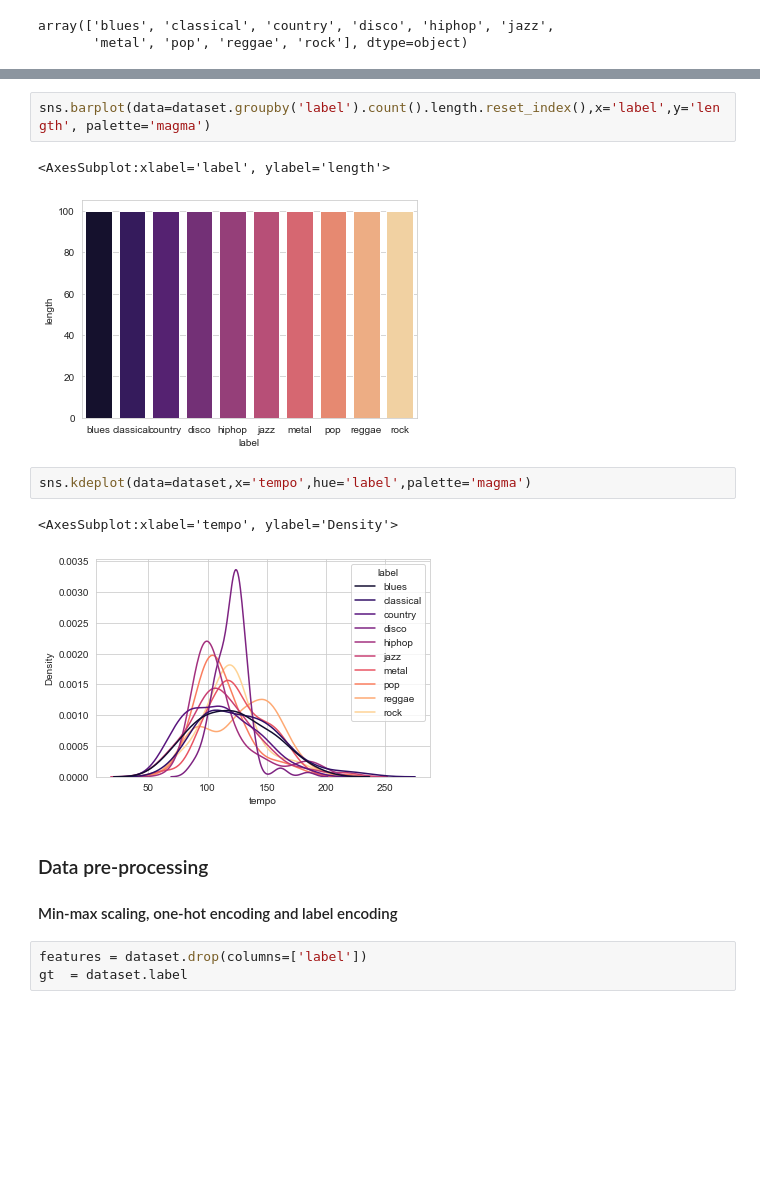
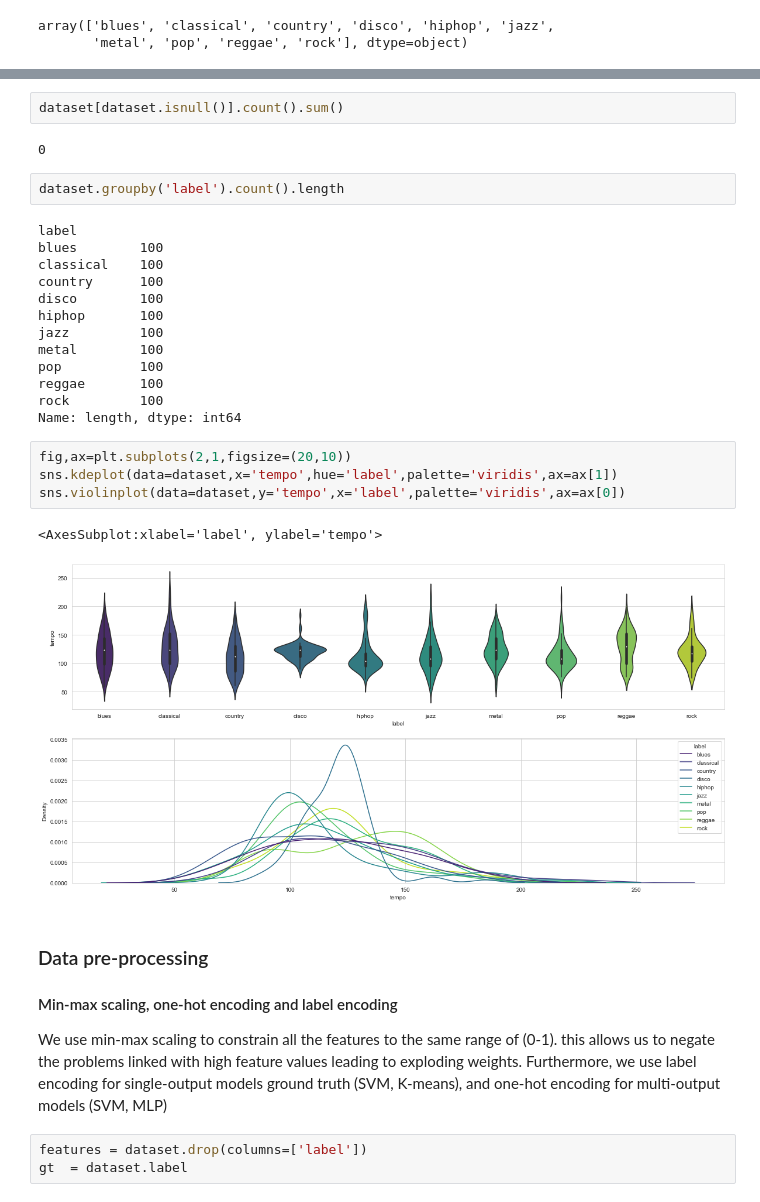
Before and after one commit to Pliploop/Groover_Tech_Test, a Jupyter notebook: GroovrTest.ipynb, the cells around one changed output, grey strips where cells are left out. Cells and saved outputs as stored; diff of their text form; blank space fills up the shorter version.

```diff
--- a/GroovrTest.ipynb
+++ b/GroovrTest.ipynb
@@ -130,17 +167,35 @@ array([661794, 669680, 661676, 665280, 661760, 663520, 661408, 661344,
+# %%
+dataset[dataset.isnull()].count().sum()
+# %% [output]
+0
 # %%
-sns.barplot(data=dataset.groupby('label').count().length.reset_index(),x='label',y='length', palette='magma')
+dataset.groupby('label').count().length
 # %% [output]
-<AxesSubplot:xlabel='label', ylabel='length'>
+label
+blues        100
+classical    100
+country      100
+disco        100
+hiphop       100
+jazz         100
+metal        100
+pop          100
+reggae       100
+rock         100
+Name: length, dtype: int64
-[figure, removed]
 # %%
-sns.kdeplot(data=dataset,x='tempo',hue='label',palette='magma')
+fig,ax=plt.subplots(2,1,figsize=(20,10))
+sns.kdeplot(data=dataset,x='tempo',hue='label',palette='viridis',ax=ax[1])
+sns.violinplot(data=dataset,y='tempo',x='label',palette='viridis',ax=ax[0])
 # %% [output]
-<AxesSubplot:xlabel='tempo', ylabel='Density'>
+<AxesSubplot:xlabel='label', ylabel='tempo'>
-[figure, old version]
+[figure, new version]
 # %% [markdown]
 ### Data pre-processing
 
 #### Min-max scaling, one-hot encoding and label encoding
+
+We use min-max scaling to constrain all the features to the same range of (0-1). this allows us to negate the problems linked with high feature values leading to exploding weights. Furthermore, we use label encoding for single-output models ground truth (SVM, K-means), and one-hot encoding for multi-output models (SVM, MLP)
 # %%
 features = dataset.drop(columns=['label'])
 gt  = dataset.label
```
Also changed, not shown: parts of 29 cells of this notebook, 4 other files.
